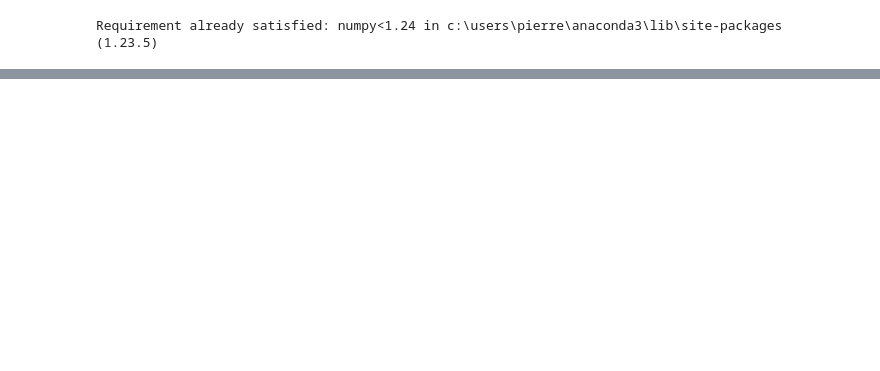
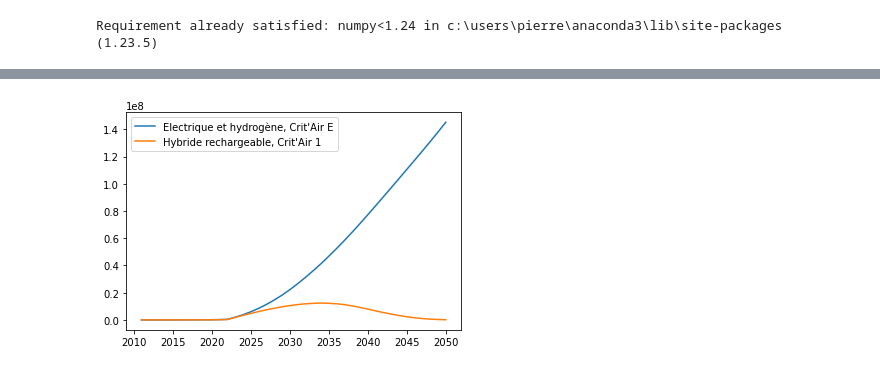
Before and after one commit to TheoLBTN/Projet-Python, a Jupyter notebook: Modélisation.ipynb, the cells around one changed output, grey strips where cells are left out. Saved outputs shown, nothing was run; the diff lists cells and outputs as text; code cells hidden in the pictures; blank space fills up the shorter version.

```diff
--- a/Modélisation.ipynb
+++ b/Modélisation.ipynb
@@ -164,0 +431,10 @@ See the caveats in the documentation: https://pandas.pydata.org/pandas-docs/stab
+# %%
+for i in [4, 8] :
+    v = df_y.iloc[i]
+    y = np.array(v[3:])
+    plt.plot(x, y, label = str(v[1]) + ", " + str(v[2]))
+
+plt.legend(loc = "upper left")
+plt.show()
+# %% [output]
+[figure, added]
```
Also changed, not shown: parts of 14 cells of this notebook, 1 other file.
